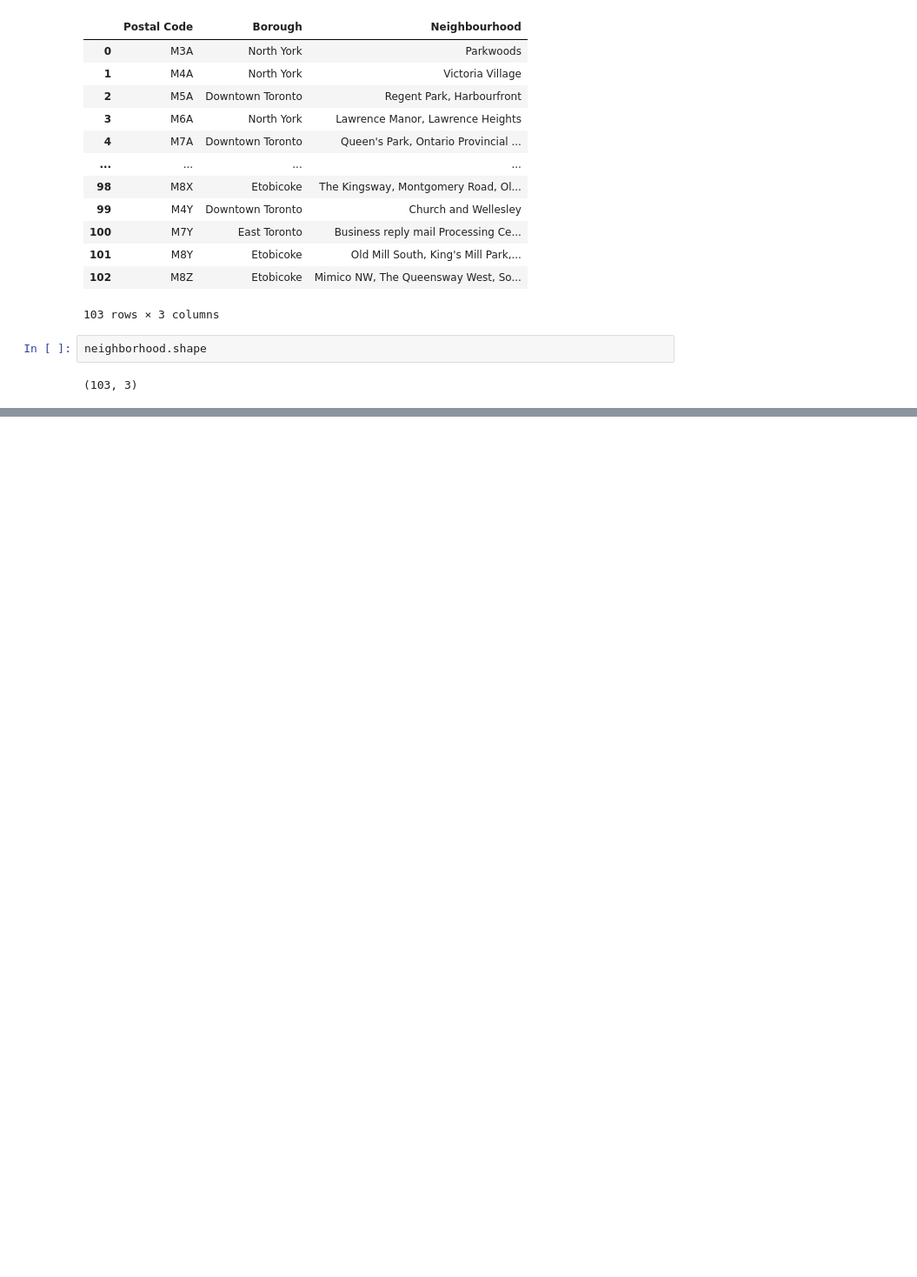
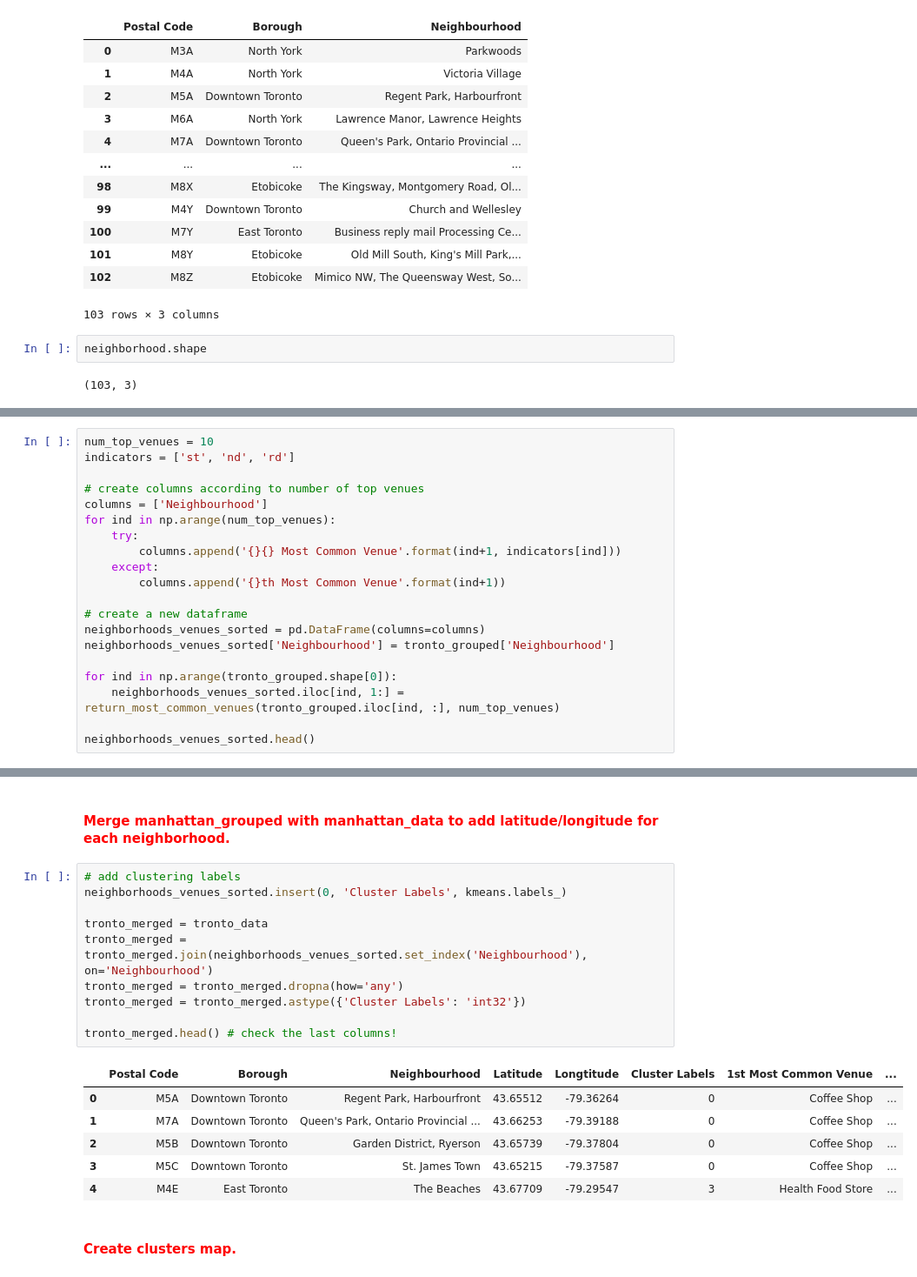
Before and after one commit to TomonagaNogami/Coursera_Capstone, a Jupyter notebook: Coursera_Capstone.ipynb, the cells around one changed output, grey strips where cells are left out. Shown at 87% size. Drawn from its saved outputs; the diff is of its cells as text; blank space fills up the shorter version.

```diff
--- a/Coursera_Capstone.ipynb
+++ b/Coursera_Capstone.ipynb
@@ -76,0 +404,20 @@ neighborhood.shape
+# %%
+num_top_venues = 10
+indicators = ['st', 'nd', 'rd']
+
+# create columns according to number of top venues
+columns = ['Neighbourhood']
+for ind in np.arange(num_top_venues):
+    try:
+        columns.append('{}{} Most Common Venue'.format(ind+1, indicators[ind]))
+    except:
+        columns.append('{}th Most Common Venue'.format(ind+1))
+
+# create a new dataframe
+neighborhoods_venues_sorted = pd.DataFrame(columns=columns)
+neighborhoods_venues_sorted['Neighbourhood'] = tronto_grouped['Neighbourhood']
+
+for ind in np.arange(tronto_grouped.shape[0]):
+    neighborhoods_venues_sorted.iloc[ind, 1:] = return_most_common_venues(tronto_grouped.iloc[ind, :], num_top_venues)
+
+neighborhoods_venues_sorted.head()
@@ -76,0 +450,21 @@ neighborhood.shape
+# %% [markdown]
+#### <font color='red'>Merge manhattan_grouped with manhattan_data to add latitude/longitude for each neighborhood.</font>
+# %%
+# add clustering labels
+neighborhoods_venues_sorted.insert(0, 'Cluster Labels', kmeans.labels_)
+
+tronto_merged = tronto_data
+tronto_merged = tronto_merged.join(neighborhoods_venues_sorted.set_index('Neighbourhood'), on='Neighbourhood')
+tronto_merged = tronto_merged.dropna(how='any')
+tronto_merged = tronto_merged.astype({'Cluster Labels': 'int32'})
+
+tronto_merged.head() # check the last columns!
+# %% [output]
+|  | Postal Code | Borough | Neighbourhood | Latitude | Longtitude | Cluster Labels | 1st Most Common Venue | ... |
+| 0 | M5A | Downtown Toronto | Regent Park, Harbourfront | 43.65512 | -79.36264 | 0 | Coffee Shop | ... |
+| 1 | M7A | Downtown Toronto | Queen's Park, Ontario Provincial ... | 43.66253 | -79.39188 | 0 | Coffee Shop | ... |
+| 2 | M5B | Downtown Toronto | Garden District, Ryerson | 43.65739 | -79.37804 | 0 | Coffee Shop | ... |
+| 3 | M5C | Downtown Toronto | St. James Town | 43.65215 | -79.37587 | 0 | Coffee Shop | ... |
+| 4 | M4E | East Toronto | The Beaches | 43.67709 | -79.29547 | 3 | Health Food Store | ... |
+# %% [markdown]
+#### <font color='red'>Create clusters map.</font>
```
Also changed, not shown: parts of 58 cells of this notebook.
